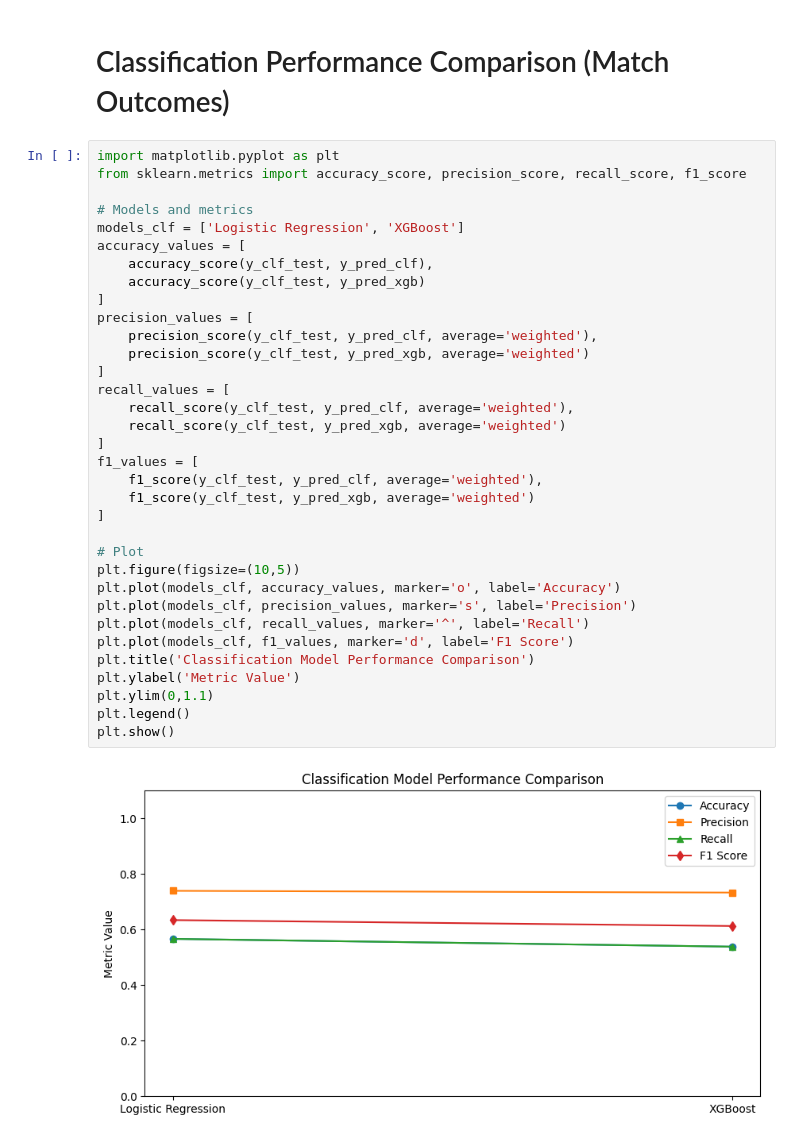
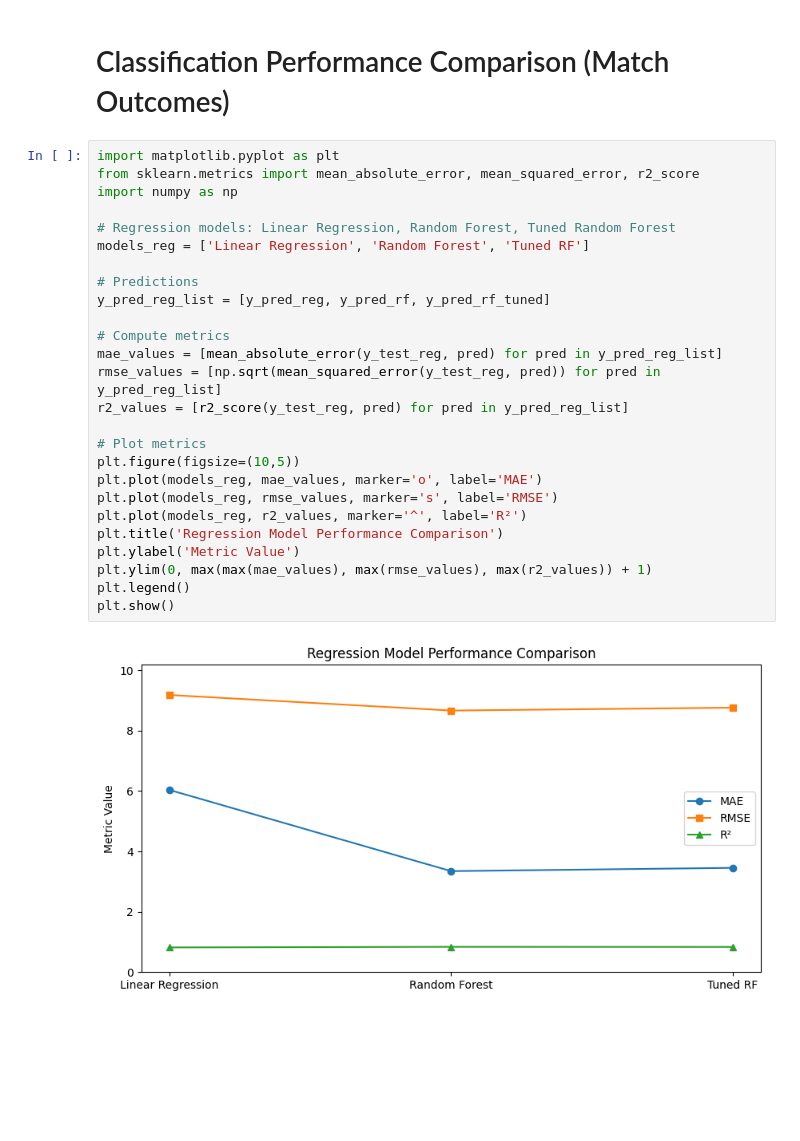
Before and after one commit to springboardmentor1979b-cmyk/ScoreSight---Predicting-EPL-Points-Tally-Top-Scorer, a Jupyter notebook: HitanshuEPLPrediction.ipynb, the cells around one changed output. Cells and saved outputs as stored; diff of their text form; blank space fills up the shorter version.

```diff
--- a/HitanshuEPLPrediction.ipynb
+++ b/HitanshuEPLPrediction.ipynb
@@ -745,38 +775,30 @@ plt.show()
 # %% [markdown]
 # Classification Performance Comparison (Match Outcomes)
-# %%
-import matplotlib.pyplot as plt
-from sklearn.metrics import accuracy_score, precision_score, recall_score, f1_score
-
-# Models and metrics
-models_clf = ['Logistic Regression', 'XGBoost']
-accuracy_values = [
-    accuracy_score(y_clf_test, y_pred_clf),
-    accuracy_score(y_clf_test, y_pred_xgb)
-]
-precision_values = [
-    precision_score(y_clf_test, y_pred_clf, average='weighted'),
-    precision_score(y_clf_test, y_pred_xgb, average='weighted')
-]
-recall_values = [
-    recall_score(y_clf_test, y_pred_clf, average='weighted'),
-    recall_score(y_clf_test, y_pred_xgb, average='weighted')
-]
-f1_values = [
-    f1_score(y_clf_test, y_pred_clf, average='weighted'),
-    f1_score(y_clf_test, y_pred_xgb, average='weighted')
-]
-
-# Plot
-plt.figure(figsize=(10,5))
-plt.plot(models_clf, accuracy_values, marker='o', label='Accuracy')
-plt.plot(models_clf, precision_values, marker='s', label='Precision')
-plt.plot(models_clf, recall_values, marker='^', label='Recall')
-plt.plot(models_clf, f1_values, marker='d', label='F1 Score')
-plt.title('Classification Model Performance Comparison')
-plt.ylabel('Metric Value')
-plt.ylim(0,1.1)
-plt.legend()
-plt.show()
-# %% [output]
-[figure, removed]
+# %%
+import matplotlib.pyplot as plt
+from sklearn.metrics import mean_absolute_error, mean_squared_error, r2_score
+import numpy as np
+
+# Regression models: Linear Regression, Random Forest, Tuned Random Forest
+models_reg = ['Linear Regression', 'Random Forest', 'Tuned RF']
+
+# Predictions
+y_pred_reg_list = [y_pred_reg, y_pred_rf, y_pred_rf_tuned]
+
+# Compute metrics
+mae_values = [mean_absolute_error(y_test_reg, pred) for pred in y_pred_reg_list]
+rmse_values = [np.sqrt(mean_squared_error(y_test_reg, pred)) for pred in y_pred_reg_list]
+r2_values = [r2_score(y_test_reg, pred) for pred in y_pred_reg_list]
+
+# Plot metrics
+plt.figure(figsize=(10,5))
+plt.plot(models_reg, mae_values, marker='o', label='MAE')
+plt.plot(models_reg, rmse_values, marker='s', label='RMSE')
+plt.plot(models_reg, r2_values, marker='^', label='R²')
+plt.title('Regression Model Performance Comparison')
+plt.ylabel('Metric Value')
+plt.ylim(0, max(max(mae_values), max(rmse_values), max(r2_values)) + 1)
+plt.legend()
+plt.show()
+# %% [output]
+[figure, added]
```
Also changed, not shown: parts of 7 cells of this notebook.
